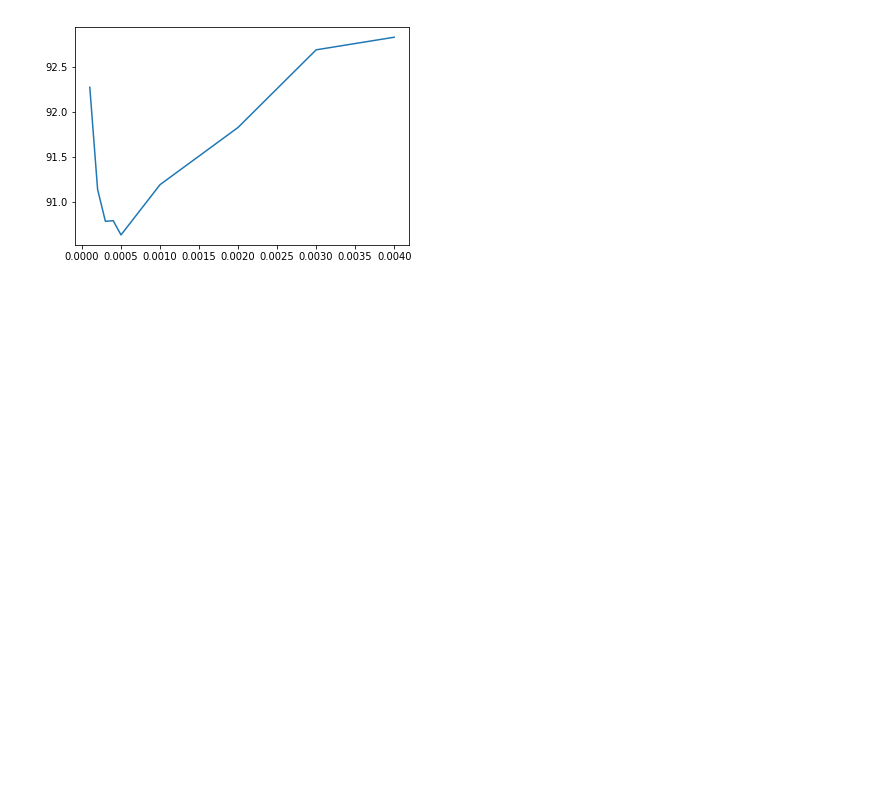
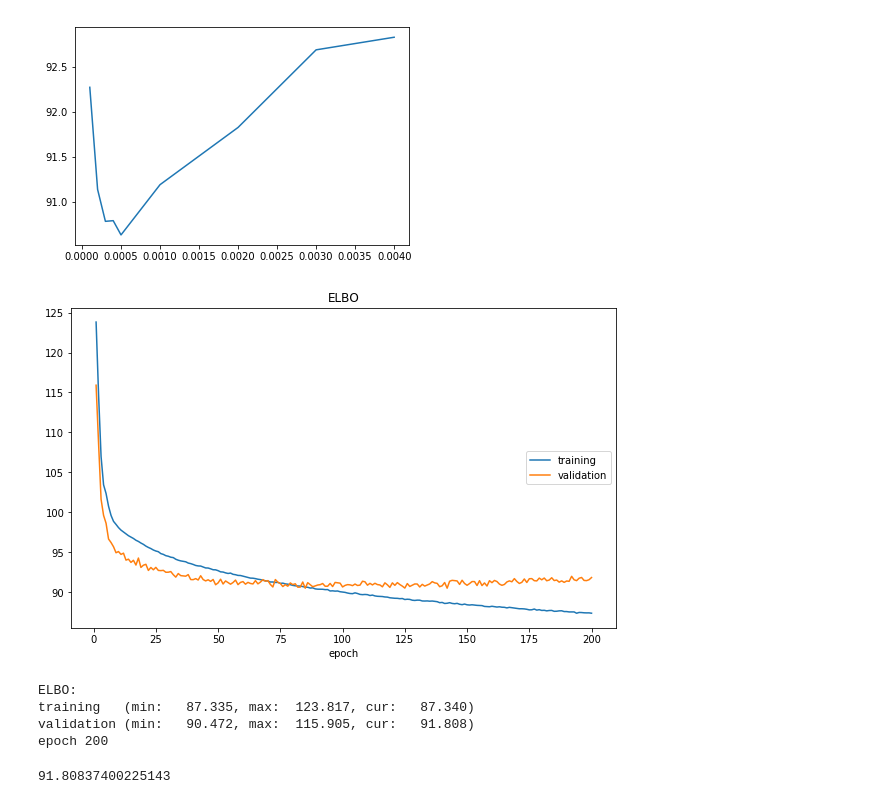
Before and after one commit to msc-acse/acse-9-independent-research-project-coush001, a Jupyter notebook: Optimise optimiser.ipynb, the cells around one changed output. Cells and saved outputs as stored; diff of their text form; code cells hidden in the pictures; blank space fills up the shorter version.

```diff
--- a/Optimise optimiser.ipynb
+++ b/Optimise optimiser.ipynb
@@ -428,3 +404,12 @@ epoch 100
 learningrate: 0.004 loss 92.82553168236927
 [<matplotlib.lines.Line2D at 0x...>]
 [figure]
+# %%
+vaeADAM.reduce(epochs=200, hidden_size=8, lr=0.0005, plot_loss=True)
+# %% [output]
+[figure, added]
+ELBO:
+training   (min:   87.335, max:  123.817, cur:   87.340)
+validation (min:   90.472, max:  115.905, cur:   91.808)
+epoch 200
+91.80837400225143
```
Also changed, not shown: parts of 9 cells of this notebook, 7 other files.
